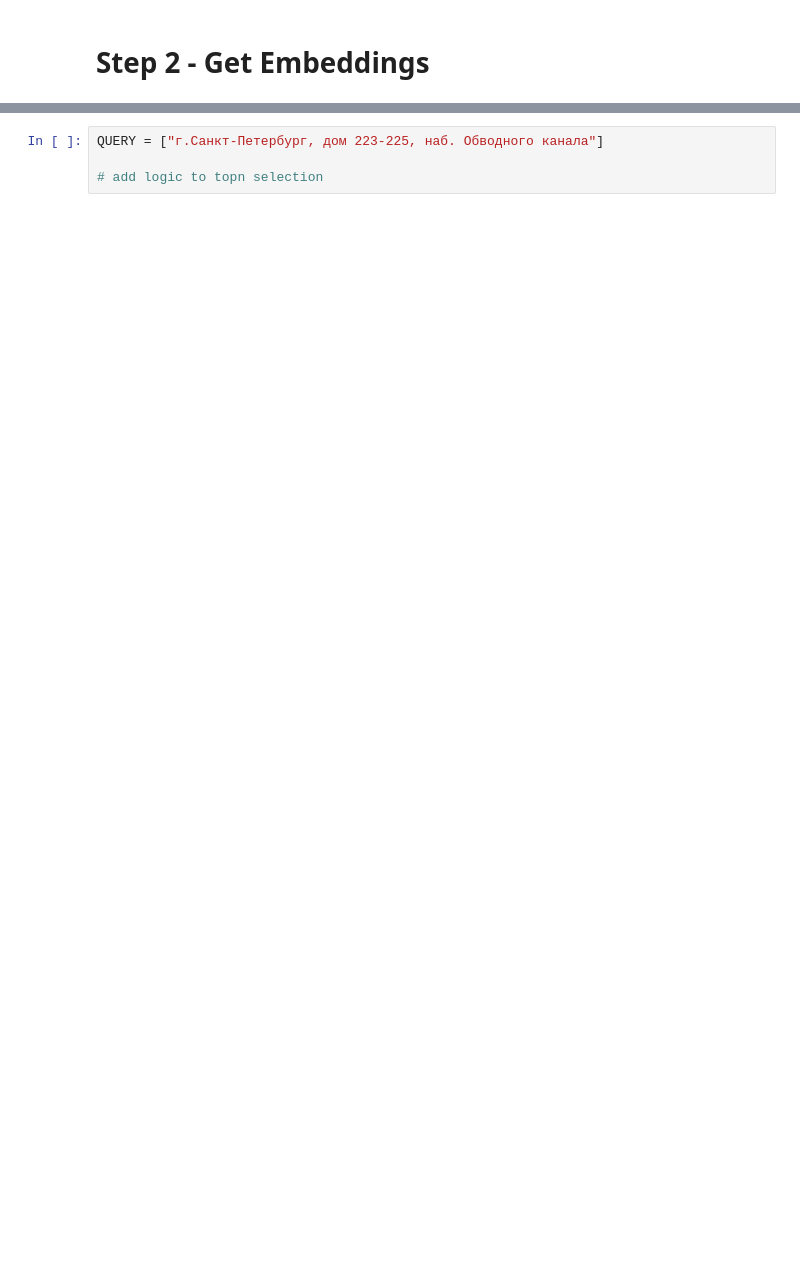
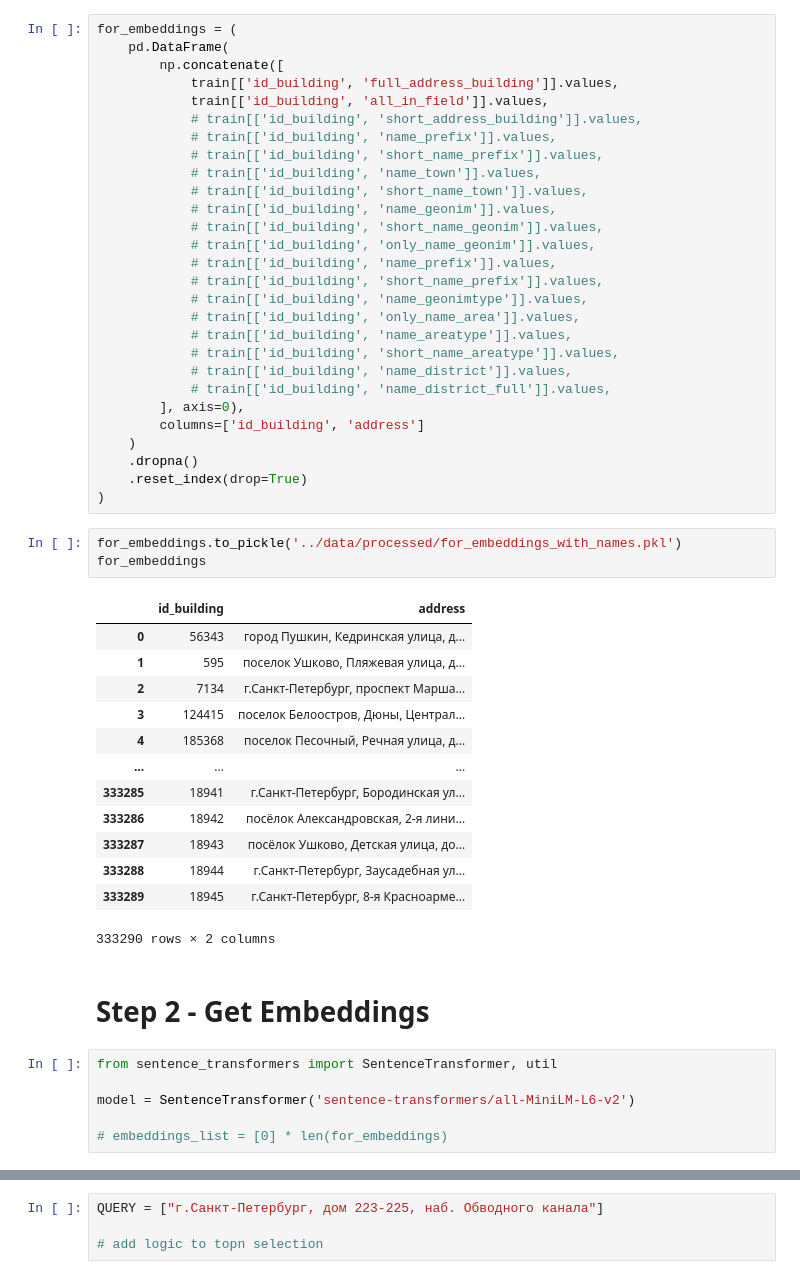
Before and after one commit to FVA13/addresses_matcher, a Jupyter notebook: notebooks/model.ipynb, the cells around one changed output, grey strips where cells are left out. Cells and saved outputs as stored; diff of their text form; blank space fills up the shorter version.

```diff
--- a/notebooks/model.ipynb
+++ b/notebooks/model.ipynb
@@ -67,2 +98,53 @@ train
+# %%
+for_embeddings = (
+    pd.DataFrame(
+        np.concatenate([
+            train[['id_building', 'full_address_building']].values,
+            train[['id_building', 'all_in_field']].values,
+            # train[['id_building', 'short_address_building']].values,
+            # train[['id_building', 'name_prefix']].values,
+            # train[['id_building', 'short_name_prefix']].values,
+            # train[['id_building', 'name_town']].values,
+            # train[['id_building', 'short_name_town']].values,
+            # train[['id_building', 'name_geonim']].values,
+            # train[['id_building', 'short_name_geonim']].values,
+            # train[['id_building', 'only_name_geonim']].values,
+            # train[['id_building', 'name_prefix']].values,
+            # train[['id_building', 'short_name_prefix']].values,
+            # train[['id_building', 'name_geonimtype']].values,
+            # train[['id_building', 'only_name_area']].values,
+            # train[['id_building', 'name_areatype']].values,
+            # train[['id_building', 'short_name_areatype']].values,
+            # train[['id_building', 'name_district']].values,
+            # train[['id_building', 'name_district_full']].values,
+        ], axis=0),
+        columns=['id_building', 'address']
+    )
+    .dropna()
+    .reset_index(drop=True)
+)
+# %%
+for_embeddings.to_pickle('../data/processed/for_embeddings_with_names.pkl')
+for_embeddings
+# %% [output]
+|  | id_building | address |
+| 0 | 56343 | город Пушкин, Кедринская улица, д... |
+| 1 | 595 | поселок Ушково, Пляжевая улица, д... |
+| 2 | 7134 | г.Санкт-Петербург, проспект Марша... |
+| 3 | 124415 | поселок Белоостров, Дюны, Централ... |
+| 4 | 185368 | поселок Песочный, Речная улица, д... |
+| ... | ... | ... |
+| 333285 | 18941 | г.Санкт-Петербург, Бородинская ул... |
+| 333286 | 18942 | посёлок Александровская, 2-я лини... |
+| 333287 | 18943 | посёлок Ушково, Детская улица, до... |
+| 333288 | 18944 | г.Санкт-Петербург, Заусадебная ул... |
+| 333289 | 18945 | г.Санкт-Петербург, 8-я Красноарме... |
+333290 rows × 2 columns
 # %% [markdown]
 # Step 2 - Get Embeddings
+# %%
+from sentence_transformers import SentenceTransformer, util
+
+model = SentenceTransformer('sentence-transformers/all-MiniLM-L6-v2')
+
+# embeddings_list = [0] * len(for_embeddings)
```
Also changed, not shown: parts of 31 cells of this notebook, 2 other files.
